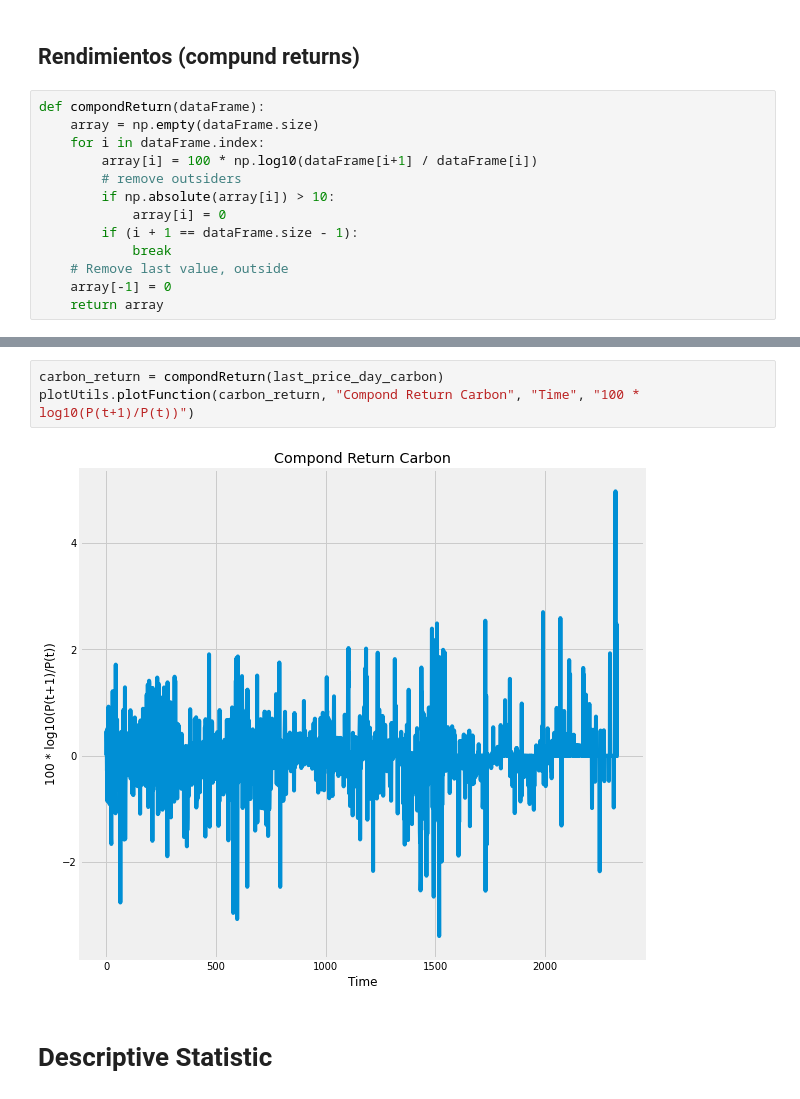
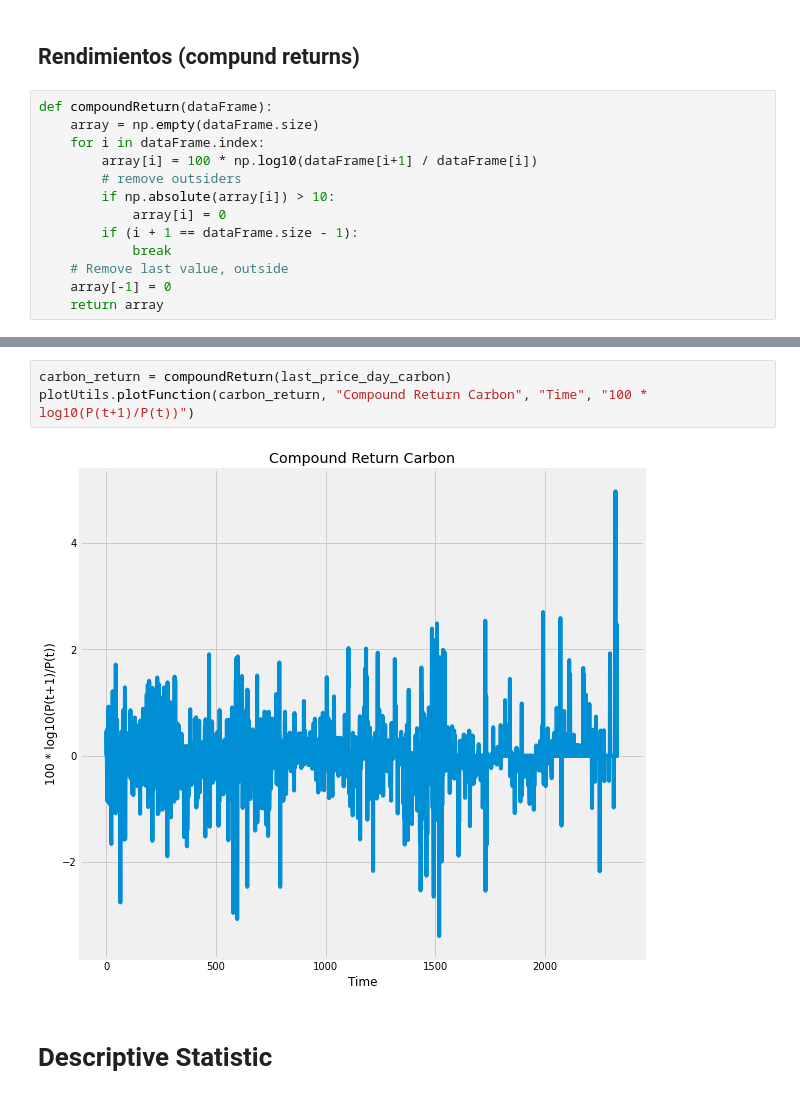
Before and after one commit to Cesuuur/energy-market-analysis, a Jupyter notebook: EstadisticaDescriptiva.ipynb, the cells around one changed output, grey strips where cells are left out. Saved outputs shown, nothing was run; the diff lists cells and outputs as text.

```diff
--- a/EstadisticaDescriptiva.ipynb
+++ b/EstadisticaDescriptiva.ipynb
@@ -112,7 +112,7 @@ plotUtils.plotFunctionWithDates(last_price_day_gas, gas["Fecha"], "2008 - 2022",
 # %% [markdown]
 ## Rendimientos (compund returns)
 # %%
-def compondReturn(dataFrame):
+def compoundReturn(dataFrame):
     array = np.empty(dataFrame.size)
     for i in dataFrame.index:
         array[i] = 100 * np.log10(dataFrame[i+1] / dataFrame[i])
@@ -137,8 +137,8 @@ plotUtils.plotFunction(petroleo_brent_return, "Compond Return Petroleo Brent", "
 # %%
-carbon_return = compondReturn(last_price_day_carbon)
-plotUtils.plotFunction(carbon_return, "Compond Return Carbon", "Time", "100 * log10(P(t+1)/P(t))")
+carbon_return = compoundReturn(last_price_day_carbon)
+plotUtils.plotFunction(carbon_return, "Compound Return Carbon", "Time", "100 * log10(P(t+1)/P(t))")
 # %% [output]
-[figure, old version]
+[figure, new version]
 # %% [markdown]
 # Descriptive Statistic
 # %% [markdown]
```
Also changed, not shown: parts of 9 cells of this notebook.
